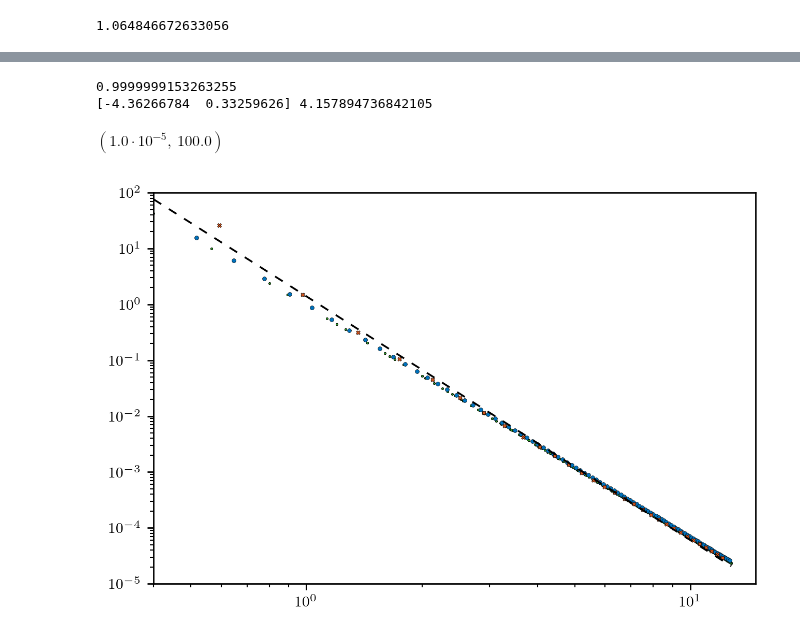
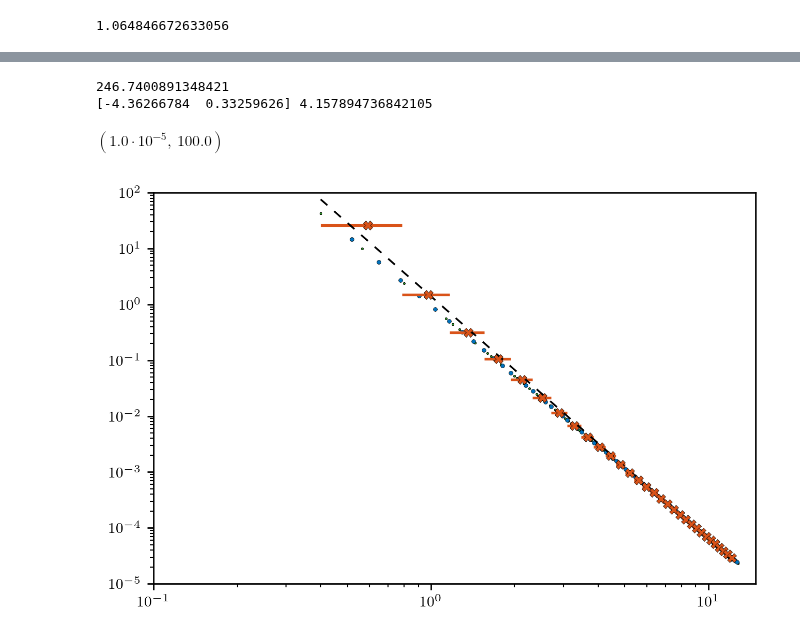
Before and after one commit to mab68/Kea, a Jupyter notebook: example_notebooks/methods/acf.ipynb, the cells around one changed output, grey strips where cells are left out. Drawn from its saved outputs; the diff is of its cells as text; code cells hidden in the pictures.

```diff
--- a/example_notebooks/methods/acf.ipynb
+++ b/example_notebooks/methods/acf.ipynb
@@ -132,37 +132,38 @@ $\displaystyle 1.0$
 $\displaystyle 0.0252793530585866 \pi^{3.15789473684211} \left(\begin{cases} 0 & \text{for}\: k > 4.07436654315252 \pi \vee k < 0.127323954473516 \pi \\k^{-4.15789473684211} & \text{otherwise} \end{cases}\right)$
 $\displaystyle - 0.000565314633121089 {{}_{1}F_{2}\left(\begin{matrix} -1.07894736842105 \\ -0.0789473684210527, 1.0 \end{matrix}\middle| {- 4.15011568199016 \pi^{2} l^{2}} \right)} + 1.00056531463312 {{}_{1}F_{2}\left(\begin{matrix} -1.07894736842105 \\ -0.0789473684210527, 1.0 \end{matrix}\middle| {- 0.00405284734569351 \pi^{2} l^{2}} \right)}$
 # %%
-lam_E = sp.lambdify(k, E, modules=['scipy', 'numpy', 'mpmath'])
+lam_E = sp.lambdify(k, Ef, modules=['scipy', 'numpy', 'mpmath'])
 for _k in np.linspace(0., np.pi*N/L, 100):
     plt.scatter(_k, lam_E(_k), marker='o', s=5., color=c[0], zorder=2, linewidth=0.2, edgecolor='black')
 
 kD, fekD = per_spectra.modal_spectrum(fields[IDX], lenn=phys_dims)
 print(np.nansum(fekD))
 km, fekm, width = statistics_base.bin_data(spectra_base.wavenumber_mesh(kD), fekD,
     bin_func=np.nanmean, min_bin=dk, max_bin=None,
     ignore_nan=False, norm_bin_size=True, bin_center=True,
     cut_excess=True, nan_small=False)
 
-fekm = fekm * width / (dk/(2.*np.pi))**2
+fekm = fekm * width
 
-plt.scatter(spectra_base.wavenumber_mesh(kD), fekD / (dk/(2.*np.pi))**2, marker='.', s=5., color=c[2], zorder=0, linewidth=0.2, edgecolor='black')
+plt.scatter(spectra_base.wavenumber_mesh(kD), fekD, marker='.', s=5., color=c[2], zorder=0, linewidth=0.2, edgecolor='black')
 
 plt.scatter(km, fekm, marker='X', s=5., color=c[1], zorder=2, linewidth=0.2, edgecolor='black')
+plt.errorbar(km, fekm, xerr=width/2., linestyle='None', marker='X', markersize=5., color=c[1], zorder=2, markeredgewidth=0.2, markeredgecolor='black')#, marker='X', s=5., color=c[1], zorder=2, linewidth=0.2, edgecolor='black')
 
 z, xx, p = fit_base.fit_powerlaw(km, fekm, kmin, kmax)
 print(z, a)
 
-plt.loglog(xx, p, linewidth=1., linestyle=(0, (5,5)), color='black')
+plt.plot(xx, p, linewidth=1., linestyle=(0, (5,5)), color='black')
 
 plt.loglog()
 
-plt.xlim((kmin, (N+10)*np.pi/L))
+plt.xlim((kmin-0.3, (N+10)*np.pi/L))
 plt.ylim((1e-5, 1e2))
 # %% [output]
-0.9999999153263255
+246.7400891348421
 [-4.36266784  0.33259626] 4.157894736842105
 $\displaystyle \left( 1.0 \cdot 10^{-5}, \  100.0\right)$
-[figure, old version]
+[figure, new version]
 # %%
 
 lam_acf = sp.lambdify(sp_l, sp_acf, modules=['scipy', 'numpy', 'mpmath'])
```
Also changed, not shown: parts of 5 cells of this notebook, 4 other files.
